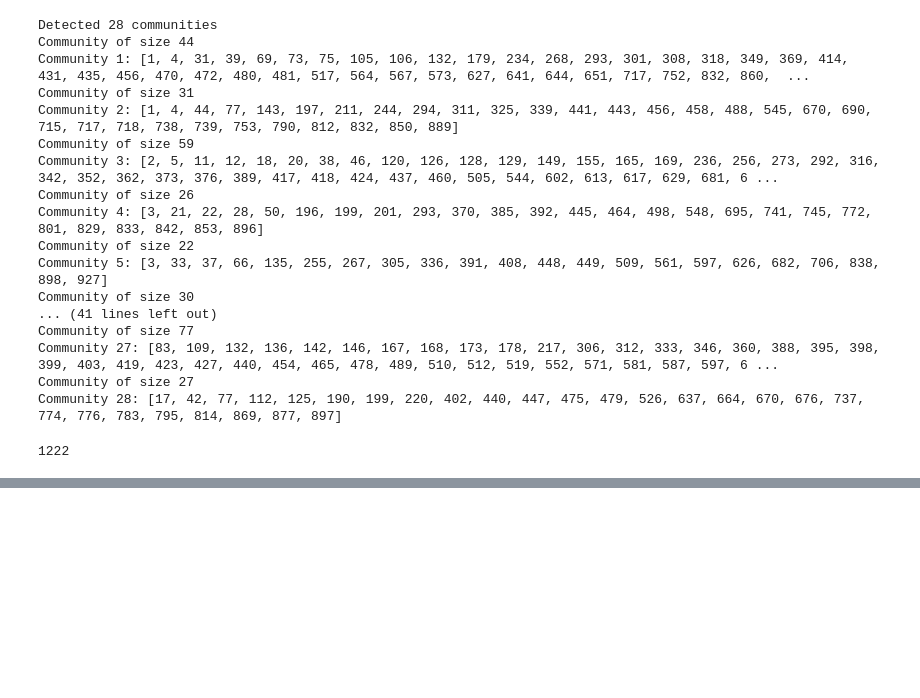
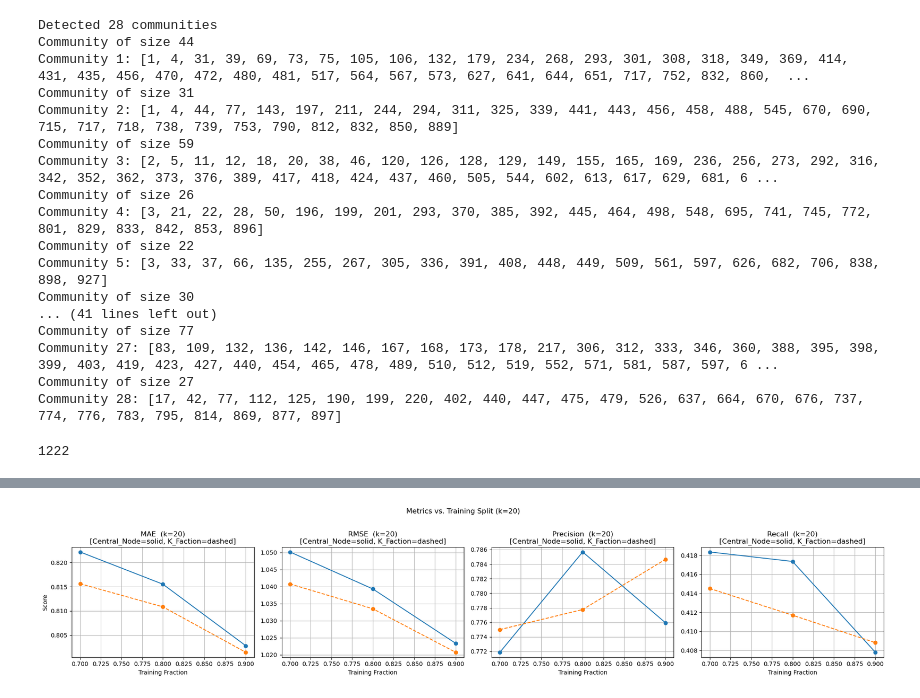
Before and after one commit to MatteoZorzi/RecomenderSystemsProject, a Jupyter notebook: PaperImplementation.ipynb, the cells around one changed output, grey strips where cells are left out. Saved outputs shown, nothing was run; the diff lists cells and outputs as text; code cells hidden in the pictures; blank space fills up the shorter version.

```diff
--- a/PaperImplementation.ipynb
+++ b/PaperImplementation.ipynb
@@ -797,0 +854,2 @@ for i, comm in enumerate(communities, 1):  # Show first 5
+# %%
+results = {}
@@ -797,0 +964,14 @@ for i, comm in enumerate(communities, 1):  # Show first 5
+# %%
+# Reload from CSV
+df_loaded = pd.read_csv('accuracy_results.csv')
+
+# Reconstruct the dictionary
+accuracy_results = {}
+for _, row in df_loaded.iterrows():
+    key = (row['algorithm'], (int(row['train_split']), int(row['test_split'])), int(row['k']))
+    accuracy_results[key] = {
+        'MAE': row['MAE'],
+        'RMSE': row['RMSE'],
+        'Precision': row['Precision'],
+        'Recall': row['Recall']
+    }
@@ -797,0 +980,79 @@ for i, comm in enumerate(communities, 1):  # Show first 5
+# %%
+# fixed order & styles
+algs   = ['Central_Node', 'K_Faction']
+styles = {'Central_Node':'-', 'K_Faction':'--'}
+
+def plot_all_metrics_vs_split(res, fixed_k, metrics):
+    # 1) find all splits at this k
+    splits = sorted(
+        {split for (alg, split, k) in res if k == fixed_k},
+        key=lambda s: s[0]/(s[0]+s[1])
+    )
+    # 2) convert to train‐fraction
+    split_fracs = [s[0]/(s[0]+s[1]) for s in splits]
+
+    # 3) make one row of len(metrics) plots
+    fig, axes = plt.subplots(1, len(metrics), figsize=(5*len(metrics), 4), sharex=True)
+
+    # 4) for each metric, plot both algs
+    for ax, metric in zip(axes, metrics):
+        for alg in algs:
+            y = [
+                res.get((alg, split, fixed_k), {}).get(metric, np.nan)
+                for split in splits
+            ]
+            ax.plot(split_fracs, y,
+                    linestyle=styles[alg],
+                    marker='o')
+        # embed line‐style legend in title
+        line_info = ", ".join(
+            f"{alg}={'solid' if styles[alg]=='-' else 'dashed'}"
+            for alg in algs
+        )
+        ax.set_title(f"{metric}  (k={fixed_k})\n[{line_info}]")
+        ax.set_xlabel("Training Fraction")
+        ax.grid(True)
+
+    axes[0].set_ylabel("Score")
+    plt.suptitle(f"Metrics vs. Training Split (k={fixed_k})", y=1.02)
+    plt.tight_layout()
+    plt.show()
+
+
+def plot_all_metrics_vs_k(res, fixed_split, metrics):
+    # 1) find all k values at this split
+    k_values = sorted({k for (alg, split, k) in res if split == fixed_split})
+
+    # 2) one row of len(metrics) plots
+    fig, axes = plt.subplots(1, len(metrics), figsize=(5*len(metrics), 4))
+
+    # 3) plot each metric
+    for ax, metric in zip(axes, metrics):
+        for alg in algs:
+            y = [
+                res.get((alg, fixed_split, k), {}).get(metric, np.nan)
+                for k in k_values
+            ]
+            ax.plot(k_values, y,
+                    linestyle=styles[alg],
+                    marker='o')
+        line_info = ", ".join(
+            f"{alg}={'solid' if styles[alg]=='-' else 'dashed'}"
+            for alg in algs
+        )
+        ax.set_title(f"{metric}  (split={fixed_split[0]}-{fixed_split[1]})\n[{line_info}]")
+        ax.set_xlabel("k (neighbors)")
+        ax.grid(True)
+
+    axes[0].set_ylabel("Score")
+    plt.suptitle(f"Metrics vs. k (split={fixed_split[0]}-{fixed_split[1]})", y=1.02)
+    plt.tight_layout()
+    plt.show()
+
+for k in ks:
+    plot_all_metrics_vs_split(accuracy_results, fixed_k=k, metrics=["MAE", "RMSE", "Precision", "Recall"])
+
+for split in splits:
+    plot_all_metrics_vs_k(accuracy_results, fixed_split=split, metrics=["MAE", "RMSE", "Precision", "Recall"])
+# %% [output]
+[figure, added]
```
Also changed, not shown: parts of 54 cells of this notebook, 1 other file.
